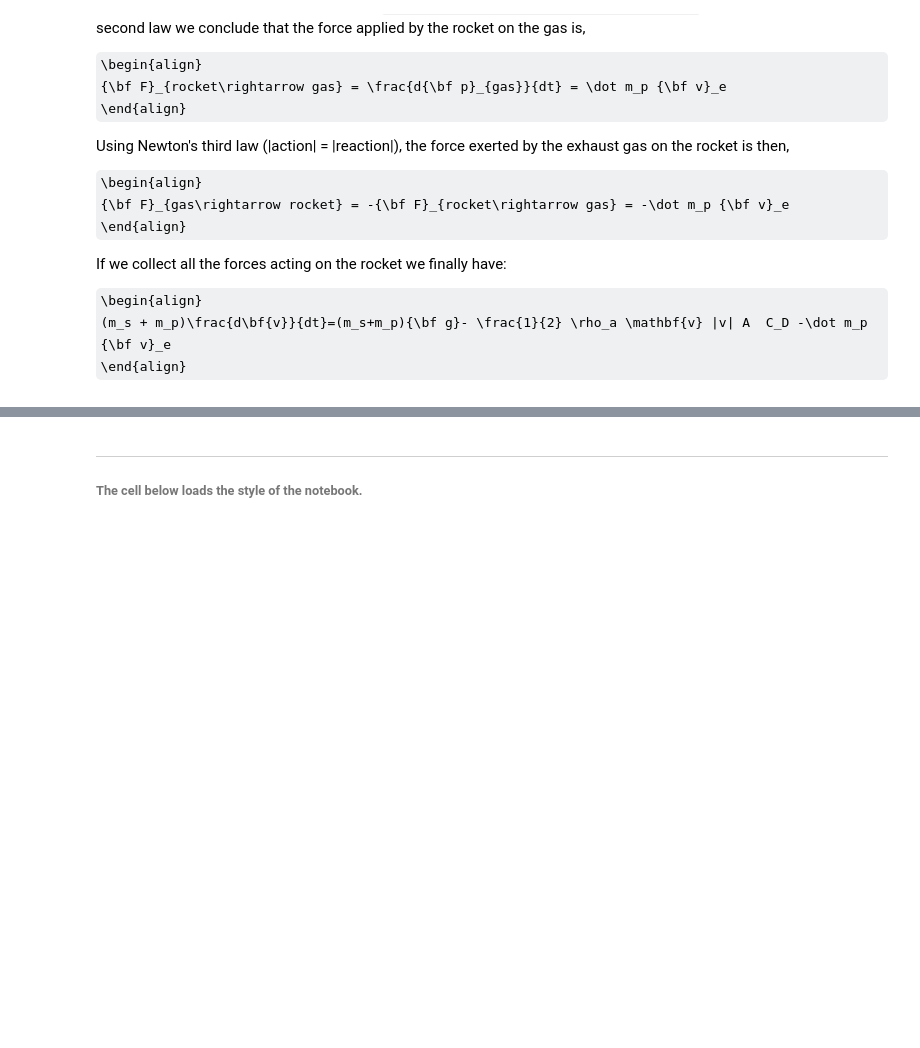
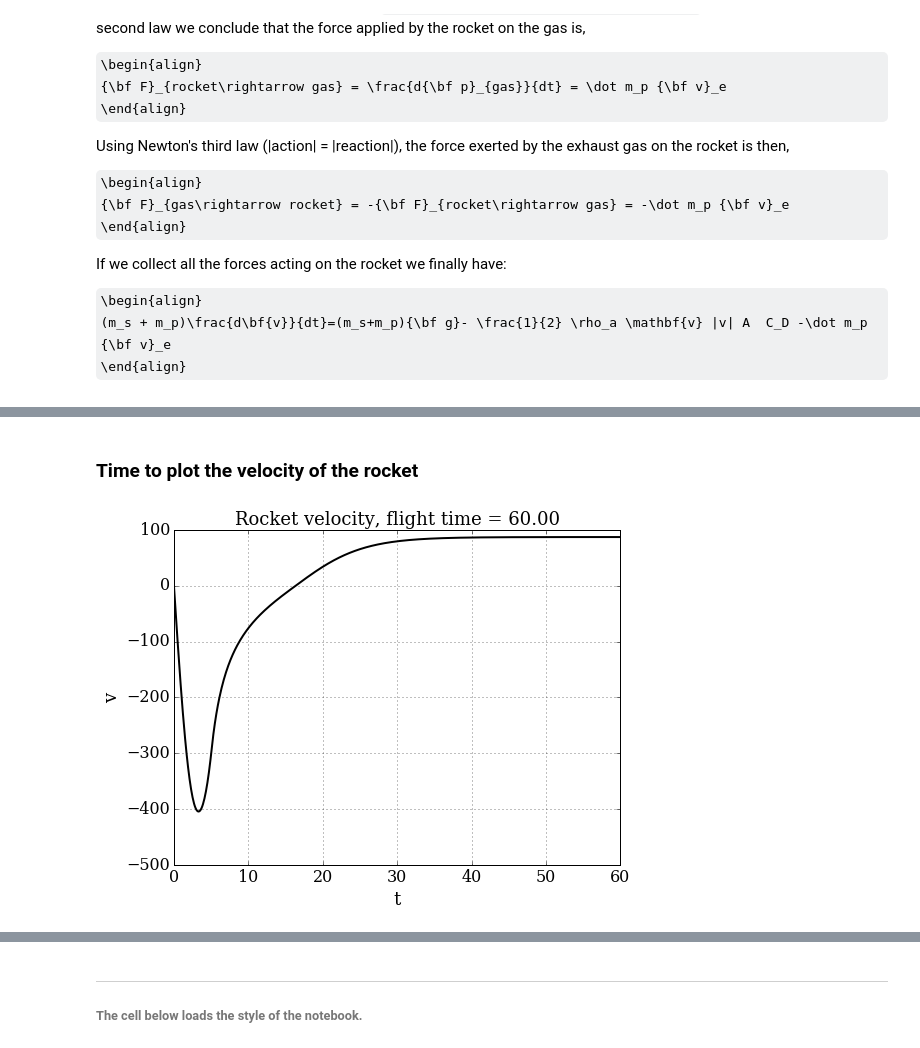
Before and after one commit to gavinconran/numerical-mooc, a Jupyter notebook: lessons/01_phugoid/Rocket_Assignment.ipynb, the cells around one changed output, grey strips where cells are left out. Cells and saved outputs as stored; diff of their text form; code cells hidden in the pictures; some formulas as TeX source; blank space fills up the shorter version.

```diff
--- a/lessons/01_phugoid/Rocket_Assignment.ipynb
+++ b/lessons/01_phugoid/Rocket_Assignment.ipynb
@@ -89,0 +218,12 @@ If we collect all the forces acting on the rocket we finally have:
+# %% [markdown]
+### Time to plot the velocity of the rocket
+# %%
+# visualization of the velocity
+pyplot.figure(figsize=(8,6))
+pyplot.grid(True)
+pyplot.xlabel(r't', fontsize=18)
+pyplot.ylabel(r'v', fontsize=18)
+pyplot.title('Rocket velocity, flight time = %.2f' % T, fontsize=18)
+pyplot.plot(t,v, 'k-', lw=2);
+# %% [output]
+[figure, added]
```
Also changed, not shown: parts of 24 cells of this notebook, 4 other files.
